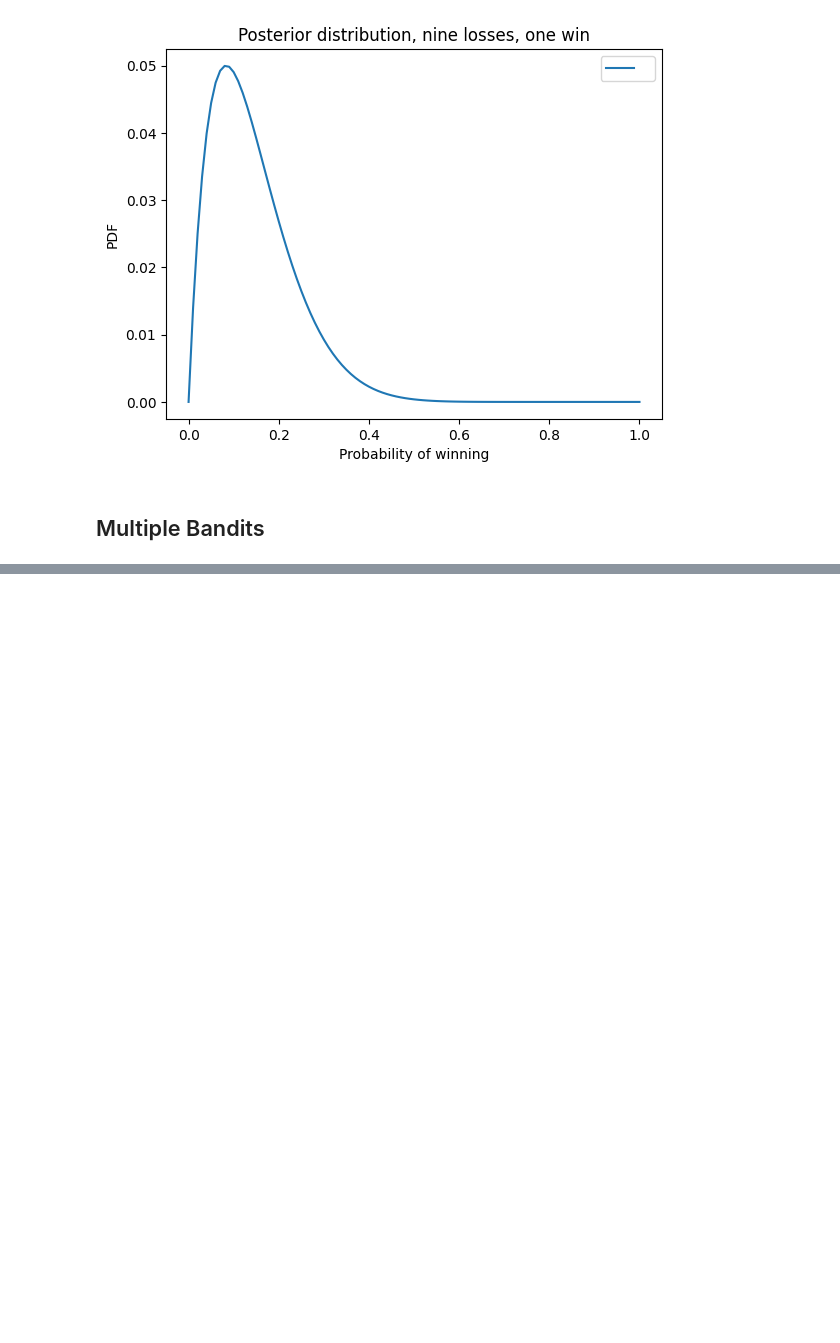
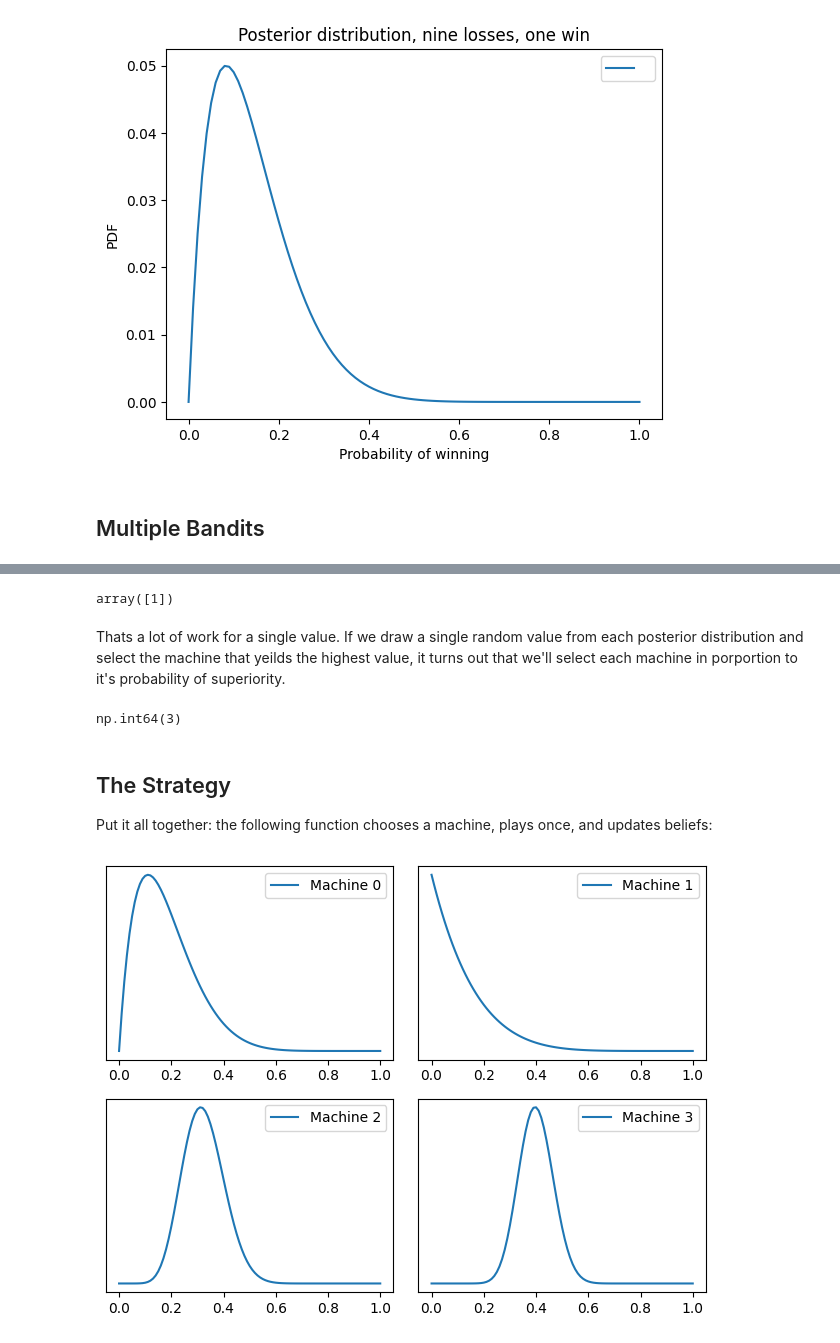
Before and after one commit to coletlacroix/math, a Jupyter notebook: 01_Think_Bayes_(Downey)/10_testing.ipynb, the cells around one changed output, grey strips where cells are left out. Saved outputs shown, nothing was run; the diff lists cells and outputs as text; code cells hidden in the pictures; blank space fills up the shorter version.

```diff
--- a/01_Think_Bayes_(Downey)/10_testing.ipynb
+++ b/01_Think_Bayes_(Downey)/10_testing.ipynb
@@ -327,0 +355,49 @@ summarize_beliefs(beliefs)
+# %%
+pmf.choice()
+# %% [output]
+array([1])
+# %% [markdown]
+Thats a lot of work for a single value. If we draw a single random value from each posterior distribution and select the machine that yeilds the highest value, it turns out that we'll select each machine in porportion to it's probability of superiority.
+# %%
+def choose(beliefs):
+    """ Use Thompson sampling to choose a machine.
+
+    Draws a single sample from each distribution.
+
+    returns: index of the machine that yielded the highest value"""
+    ps = [b.choice() for b in beliefs]
+    return np.argmax(ps)
+# %%
+choose(beliefs)
+# %% [output]
+np.int64(3)
+# %% [markdown]
+## The Strategy
+
+Put it all together: the following function chooses a machine, plays once, and updates beliefs:
+# %%
+def choose_play_update(beliefs):
+    """ choose machine, play it, update beliefs"""
+
+    # choose machine
+    machine = choose(beliefs)
+
+    # play it
+    outcome = play(machine)
+
+    # update beliefs
+    update(beliefs[machine], outcome)
+# %%
+# test with a fresh set of beliefs and empty counter
+
+beliefs = [prior.copy() for i in range(4)]
+counter = Counter()
+# %%
+num_plays = 100
+
+for i in range(num_plays):
+    choose_play_update(beliefs)
+
+plot(beliefs)
+# %% [output]
+[figure, added]
```
Also changed, not shown: parts of 8 cells of this notebook, 1 other file.
